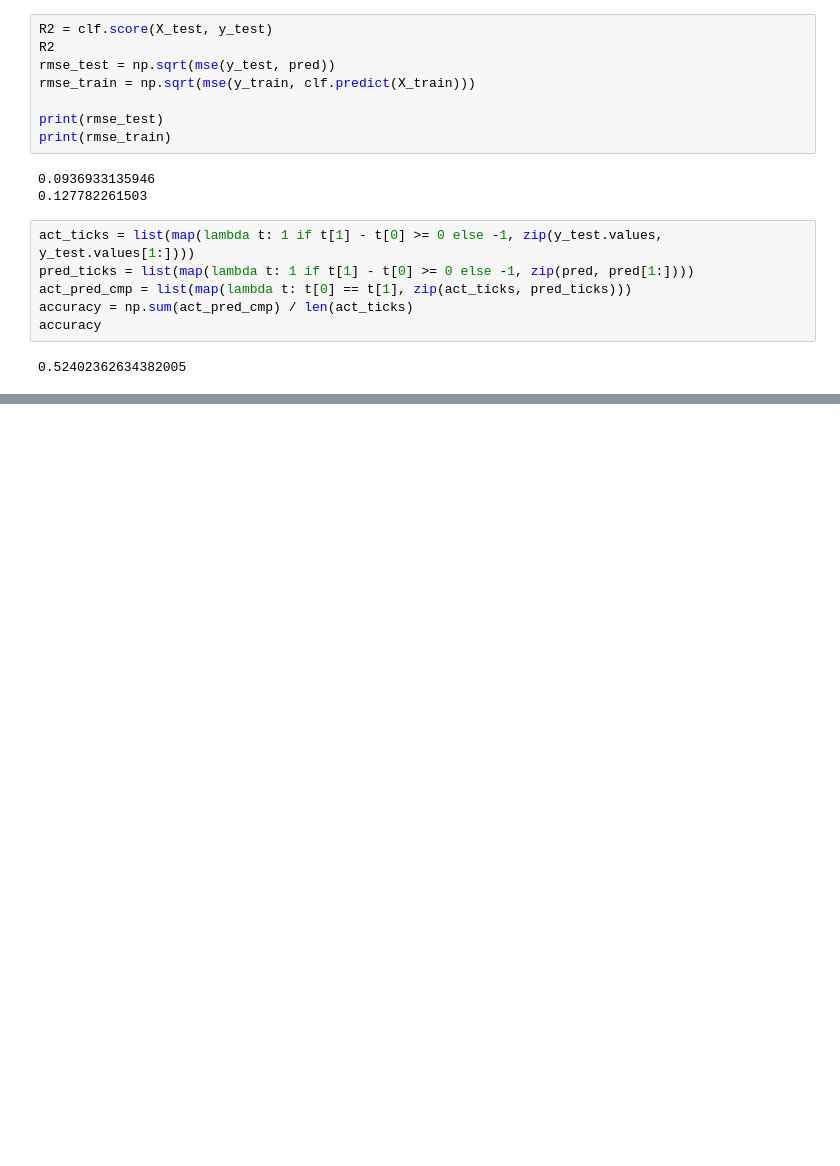
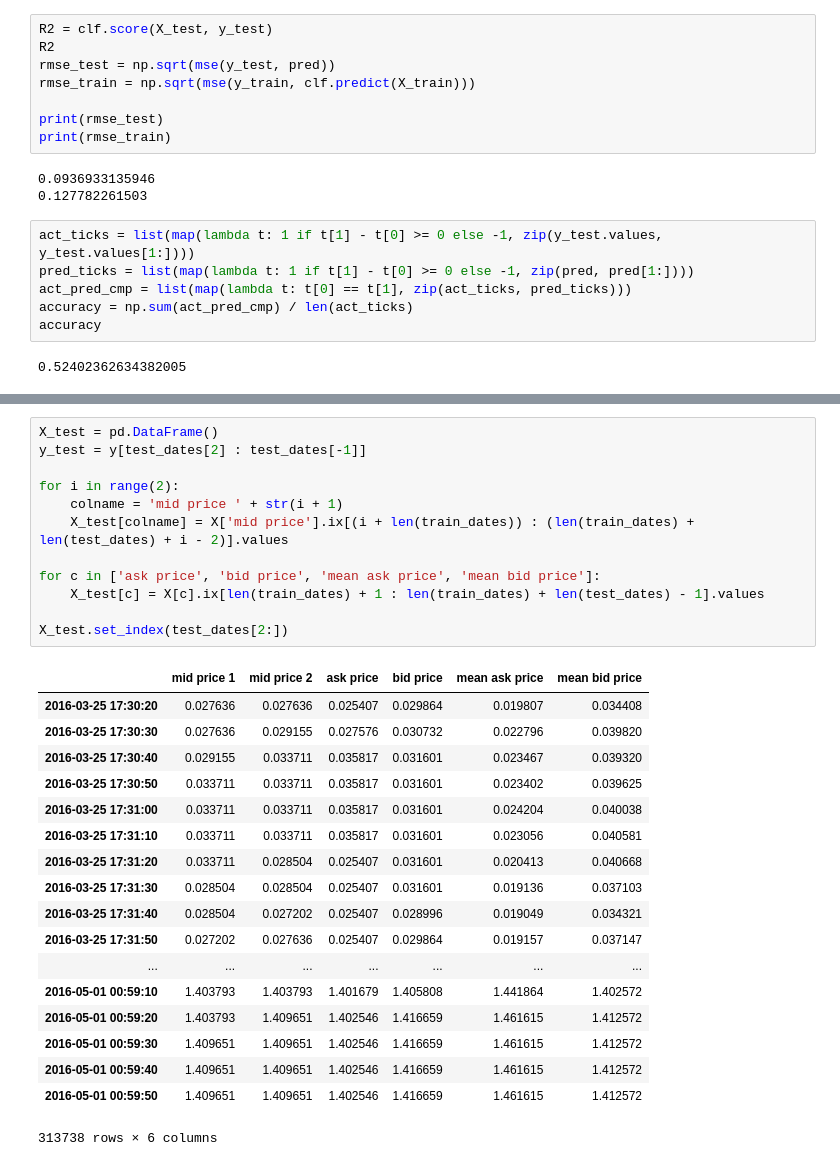
Before and after one commit to Lucsanszky/btc-price-prediction, a Jupyter notebook: data-analysis/bayesian-ridge-regression.ipynb, the cells around one changed output, grey strips where cells are left out. Drawn from its saved outputs; the diff is of its cells as text; blank space fills up the shorter version.

```diff
--- a/data-analysis/bayesian-ridge-regression.ipynb
+++ b/data-analysis/bayesian-ridge-regression.ipynb
@@ -295,0 +327,31 @@ accuracy
+# %%
+X_test = pd.DataFrame()
+y_test = y[test_dates[2] : test_dates[-1]]
+
+for i in range(2):
+    colname = 'mid price ' + str(i + 1)
+    X_test[colname] = X['mid price'].ix[(i + len(train_dates)) : (len(train_dates) + len(test_dates) + i - 2)].values
+
+for c in ['ask price', 'bid price', 'mean ask price', 'mean bid price']:
+    X_test[c] = X[c].ix[len(train_dates) + 1 : len(train_dates) + len(test_dates) - 1].values
+
+X_test.set_index(test_dates[2:])
+# %% [output]
+|  | mid price 1 | mid price 2 | ask price | bid price | mean ask price | mean bid price |
+| 2016-03-25 17:30:20 | 0.027636 | 0.027636 | 0.025407 | 0.029864 | 0.019807 | 0.034408 |
+| 2016-03-25 17:30:30 | 0.027636 | 0.029155 | 0.027576 | 0.030732 | 0.022796 | 0.039820 |
+| 2016-03-25 17:30:40 | 0.029155 | 0.033711 | 0.035817 | 0.031601 | 0.023467 | 0.039320 |
+| 2016-03-25 17:30:50 | 0.033711 | 0.033711 | 0.035817 | 0.031601 | 0.023402 | 0.039625 |
+| 2016-03-25 17:31:00 | 0.033711 | 0.033711 | 0.035817 | 0.031601 | 0.024204 | 0.040038 |
+| 2016-03-25 17:31:10 | 0.033711 | 0.033711 | 0.035817 | 0.031601 | 0.023056 | 0.040581 |
+| 2016-03-25 17:31:20 | 0.033711 | 0.028504 | 0.025407 | 0.031601 | 0.020413 | 0.040668 |
+| 2016-03-25 17:31:30 | 0.028504 | 0.028504 | 0.025407 | 0.031601 | 0.019136 | 0.037103 |
+| 2016-03-25 17:31:40 | 0.028504 | 0.027202 | 0.025407 | 0.028996 | 0.019049 | 0.034321 |
+| 2016-03-25 17:31:50 | 0.027202 | 0.027636 | 0.025407 | 0.029864 | 0.019157 | 0.037147 |
+| ... | ... | ... | ... | ... | ... | ... |
+| 2016-05-01 00:59:10 | 1.403793 | 1.403793 | 1.401679 | 1.405808 | 1.441864 | 1.402572 |
+| 2016-05-01 00:59:20 | 1.403793 | 1.409651 | 1.402546 | 1.416659 | 1.461615 | 1.412572 |
+| 2016-05-01 00:59:30 | 1.409651 | 1.409651 | 1.402546 | 1.416659 | 1.461615 | 1.412572 |
+| 2016-05-01 00:59:40 | 1.409651 | 1.409651 | 1.402546 | 1.416659 | 1.461615 | 1.412572 |
+| 2016-05-01 00:59:50 | 1.409651 | 1.409651 | 1.402546 | 1.416659 | 1.461615 | 1.412572 |
+313738 rows × 6 columns
```
Also changed, not shown: parts of 7 cells of this notebook, 5 other files.
